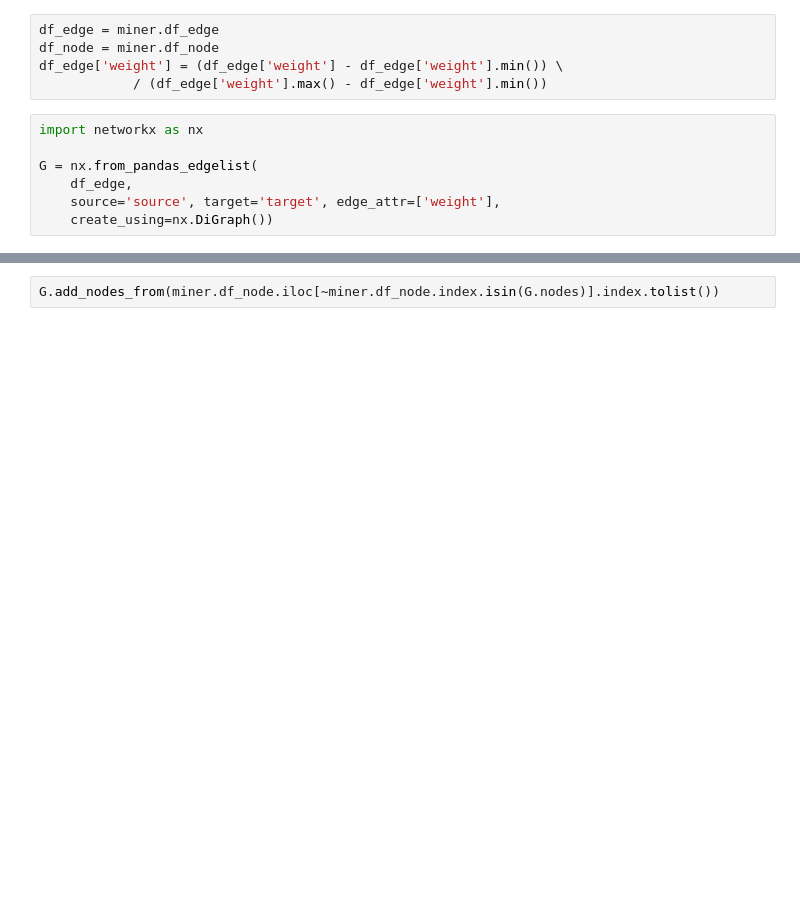
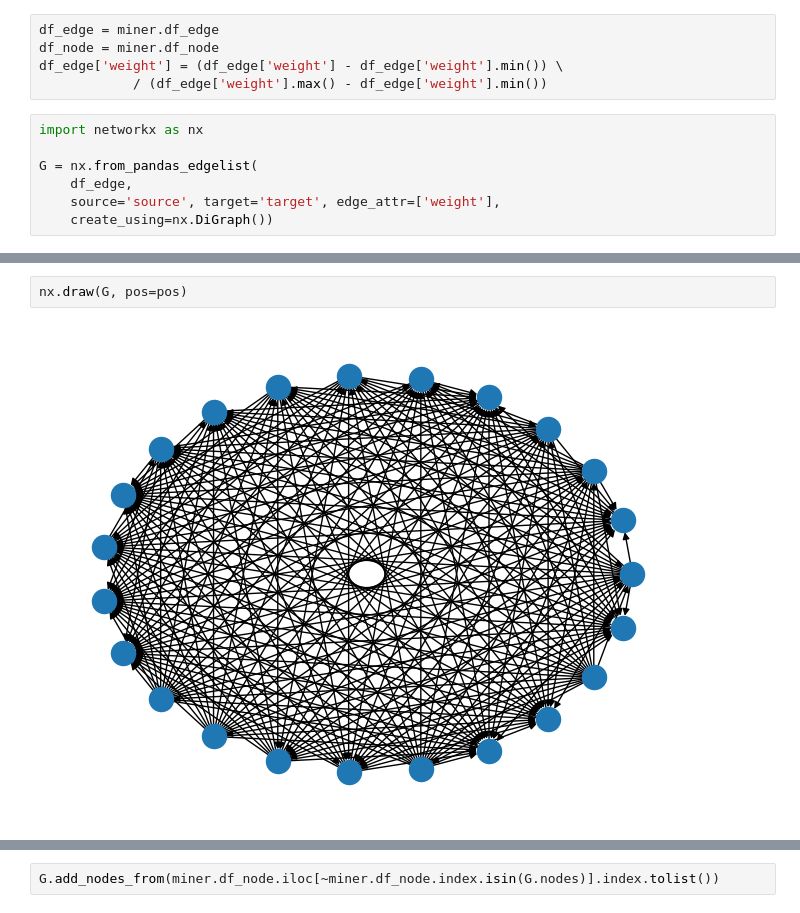
Before and after one commit to EyeofBeholder-NLeSC/orange3-argument, a Jupyter notebook: orangecontrib/argument/widgets/explore.ipynb, the cells around one changed output, grey strips where cells are left out. Cells and saved outputs as stored; diff of their text form; blank space fills up the shorter version.

```diff
--- a/orangecontrib/argument/widgets/explore.ipynb
+++ b/orangecontrib/argument/widgets/explore.ipynb
@@ -29,0 +57,4 @@ NodeView((3, 5, 6, 7, 8, 9, 10, 11, 12, 13, 14, 15, 16, 17, 18, 19, 20, 21, 22))
+# %%
+nx.draw(G, pos=pos)
+# %% [output]
+[figure, added]
```
Also changed, not shown: parts of 5 cells of this notebook, 2 other files.
